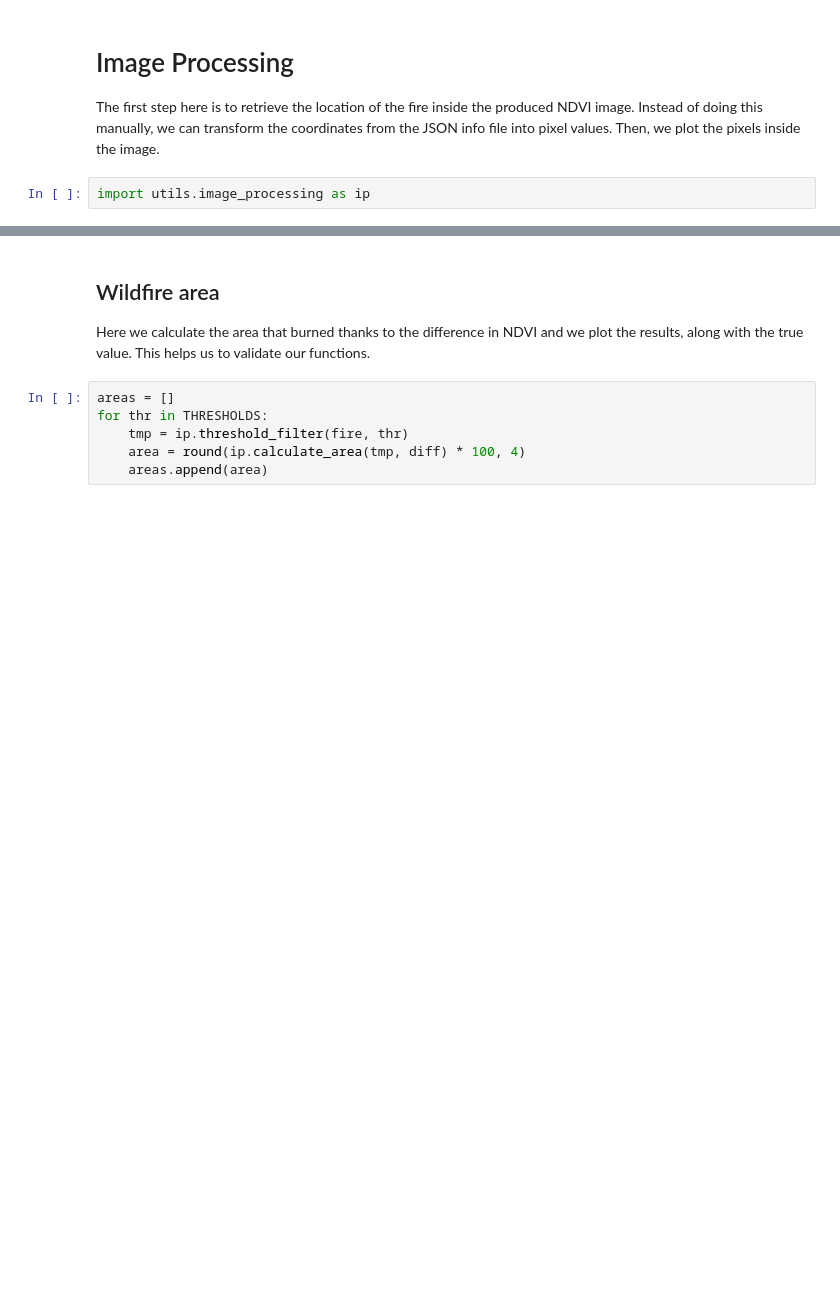
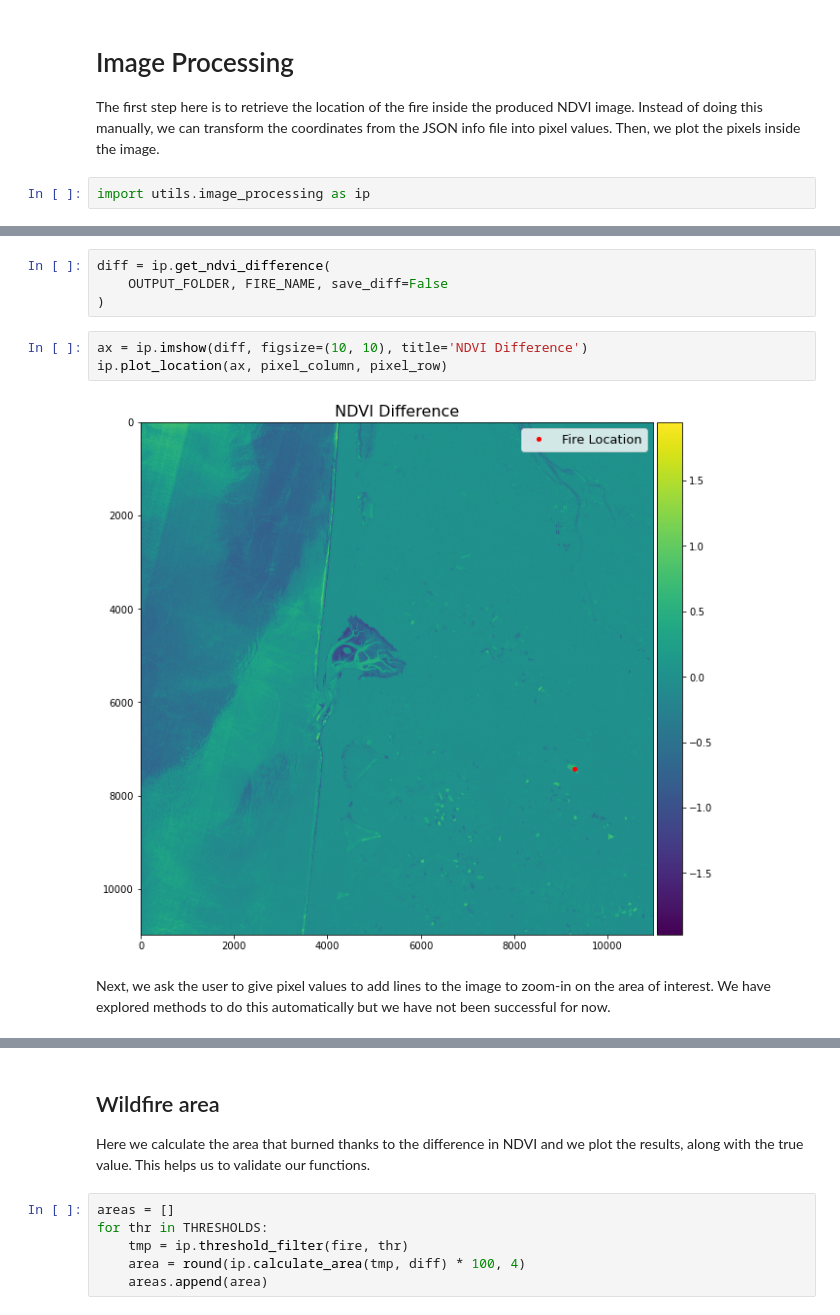
Before and after one commit to jayalabanda/projet-CNES, a Jupyter notebook: main.ipynb, the cells around one changed output, grey strips where cells are left out. Cells and saved outputs as stored; diff of their text form; blank space fills up the shorter version.

```diff
--- a/main.ipynb
+++ b/main.ipynb
@@ -169,2 +173,13 @@ pixel_column, pixel_row = ip.get_fire_pixels(
+# %%
+diff = ip.get_ndvi_difference(
+    OUTPUT_FOLDER, FIRE_NAME, save_diff=False
+)
+# %%
+ax = ip.imshow(diff, figsize=(10, 10), title='NDVI Difference')
+ip.plot_location(ax, pixel_column, pixel_row)
+# %% [output]
+[figure, added]
+# %% [markdown]
+Next, we ask the user to give pixel values to add lines to the image to zoom-in on the area of interest. We have explored methods to do this automatically but we have not been successful for now.
 # %%
 print(f'The fire is located at pixels ({pixel_column}, {pixel_row}).\n')
```
Also changed, not shown: parts of 32 cells of this notebook, 6 other files.
